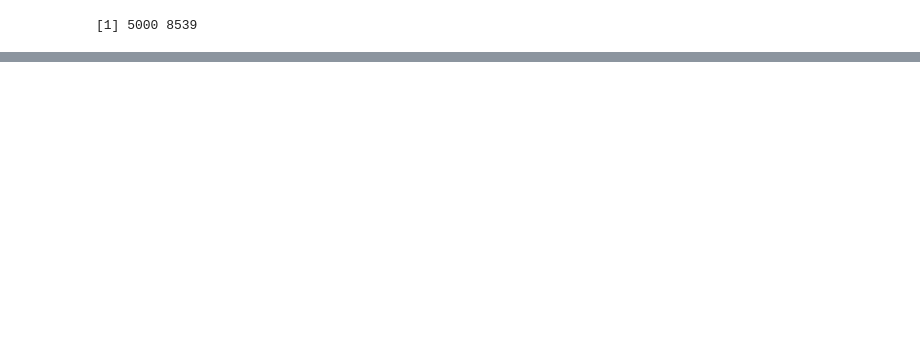
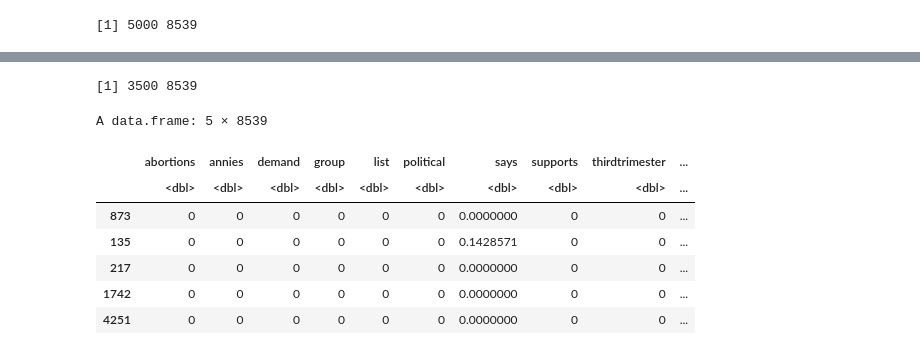
Before and after one commit to sdracia/Advances-Statistics-For-Physics-Analysis, a Jupyter notebook: project/main.ipynb, the cells around one changed output, grey strips where cells are left out. Drawn from its saved outputs; the diff is of its cells as text; code cells hidden in the pictures; blank space fills up the shorter version.

```diff
--- a/project/main.ipynb
+++ b/project/main.ipynb
@@ -192,0 +200,20 @@ model <- naive_bayes(Labels ~ ., data = x)
+# %%
+n <- nrow(x)
+train_ratio <- 0.7
+train_indices <- sample(1:n, size = round(train_ratio * n))
+
+train_set <- x[train_indices, ]
+test_set <- x[-train_indices, ]
+# %%
+dim(train_set)
+head(train_set, 5)
+# %% [output]
+[1] 3500 8539
+A data.frame: 5 × 8539
+|  | abortions | annies | demand | group | list | political | says | supports | thirdtrimester | ... |
+|  | <dbl> | <dbl> | <dbl> | <dbl> | <dbl> | <dbl> | <dbl> | <dbl> | <dbl> | ... |
+| 873 | 0 | 0 | 0 | 0 | 0 | 0 | 0.0000000 | 0 | 0 | ... |
+| 135 | 0 | 0 | 0 | 0 | 0 | 0 | 0.1428571 | 0 | 0 | ... |
+| 217 | 0 | 0 | 0 | 0 | 0 | 0 | 0.0000000 | 0 | 0 | ... |
+| 1742 | 0 | 0 | 0 | 0 | 0 | 0 | 0.0000000 | 0 | 0 | ... |
+| 4251 | 0 | 0 | 0 | 0 | 0 | 0 | 0.0000000 | 0 | 0 | ... |
```
Also changed, not shown: parts of 13 cells of this notebook.
